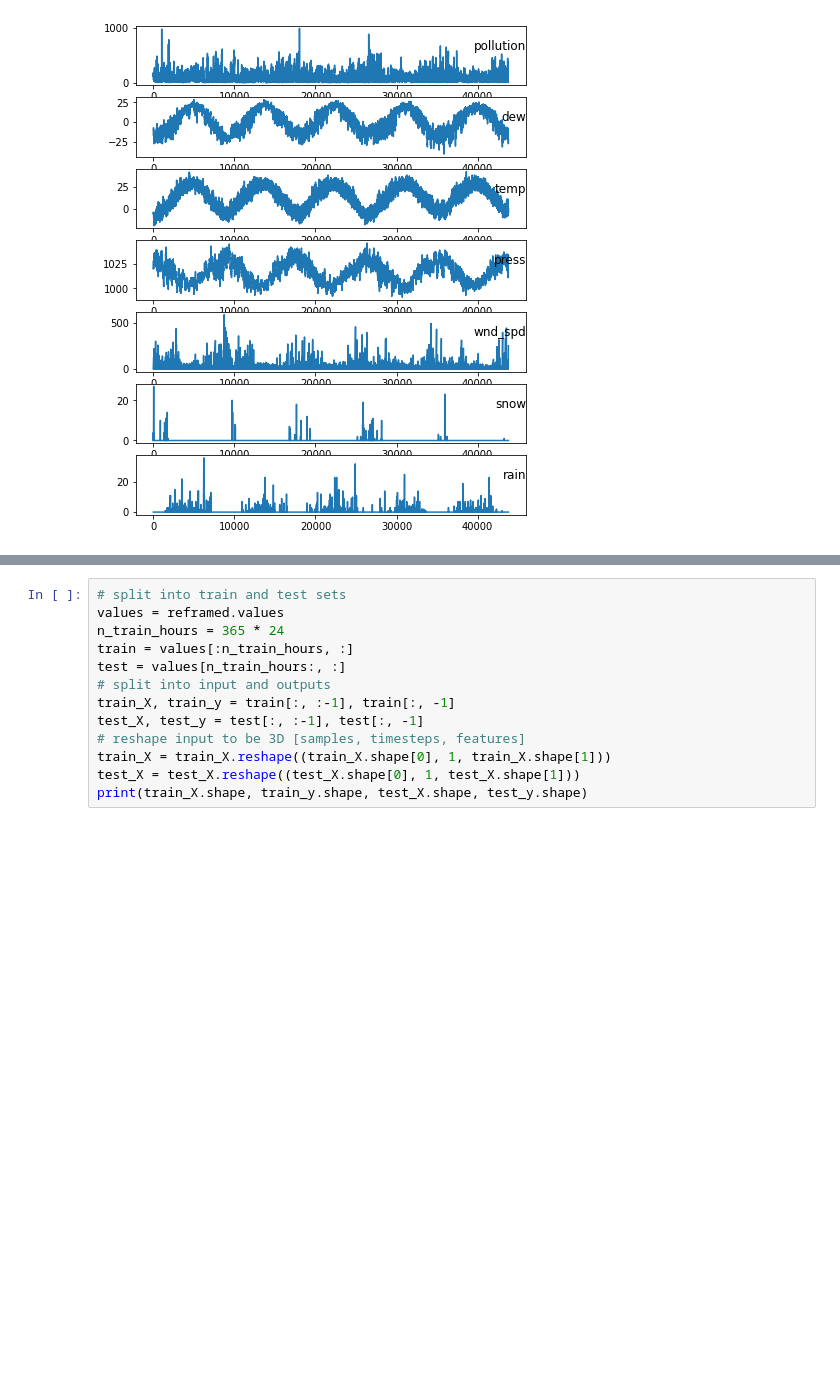
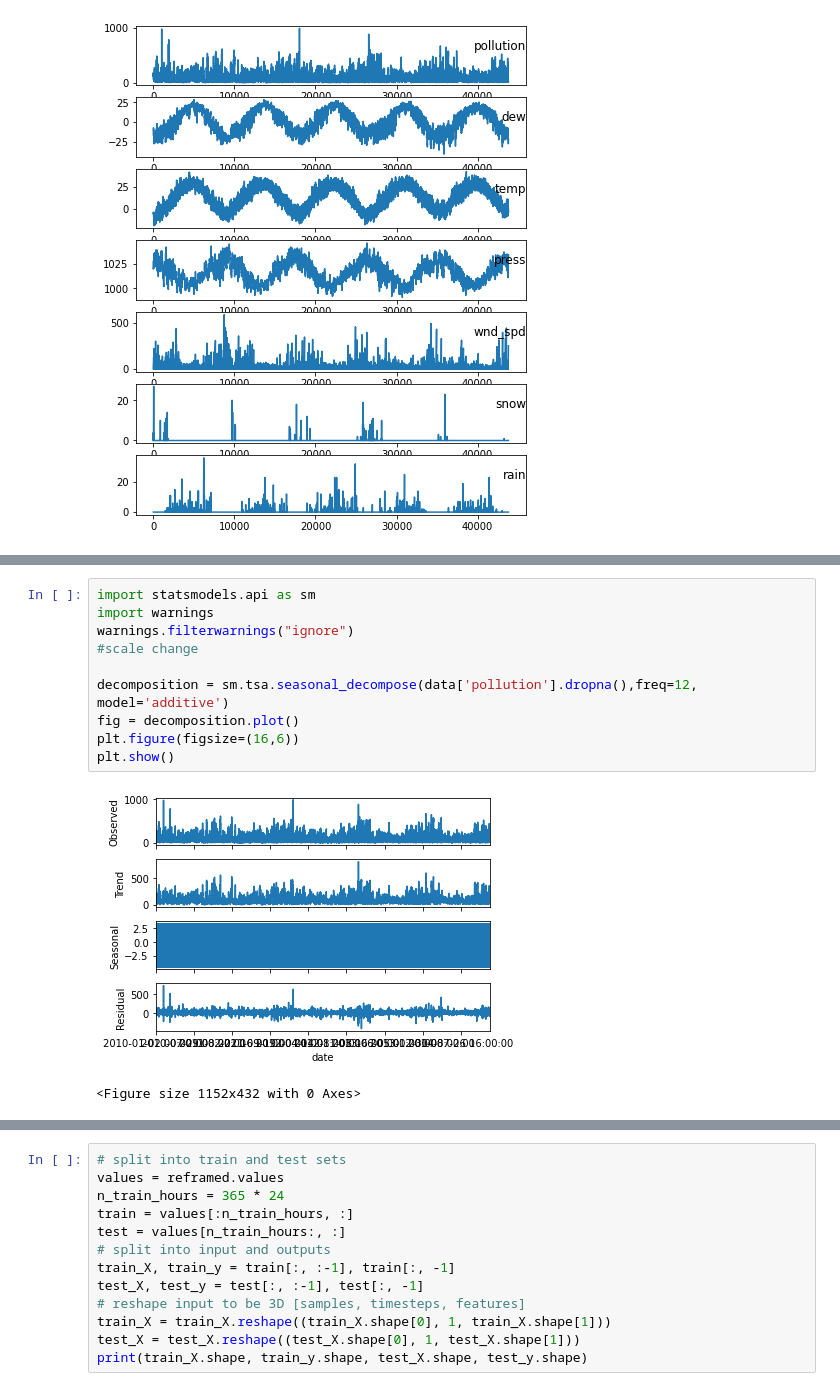
Before and after one commit to guanqin-123/kkb_notes, a Jupyter notebook: currency/homework9.ipynb, the cells around one changed output, grey strips where cells are left out. Drawn from its saved outputs; the diff is of its cells as text; blank space fills up the shorter version.

```diff
--- a/currency/homework9.ipynb
+++ b/currency/homework9.ipynb
@@ -45,3 +51,16 @@ plt.show()
+# %%
+import statsmodels.api as sm
+import warnings
+warnings.filterwarnings("ignore")
+#scale change
+
+decomposition = sm.tsa.seasonal_decompose(data['pollution'].dropna(),freq=12, model='additive')
+fig = decomposition.plot()
+plt.figure(figsize=(16,6))
+plt.show()
+# %% [output]
+[figure, added]
+<Figure size 1152x432 with 0 Axes>
 # %%
 from sklearn.preprocessing import LabelEncoder,MinMaxScaler
 from sklearn.metrics import mean_squared_error
```
Also changed, not shown: parts of 6 cells of this notebook.
